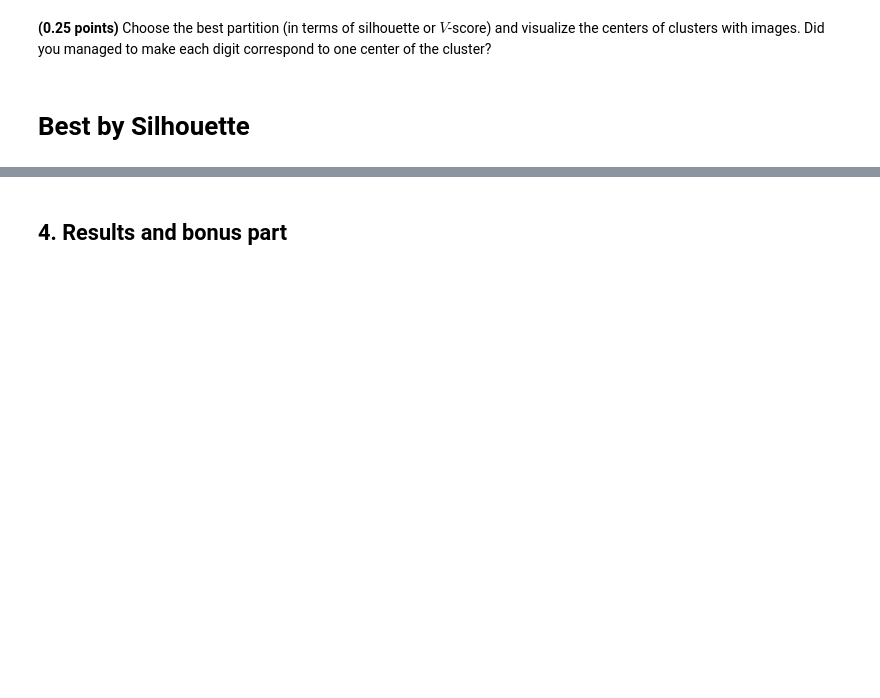
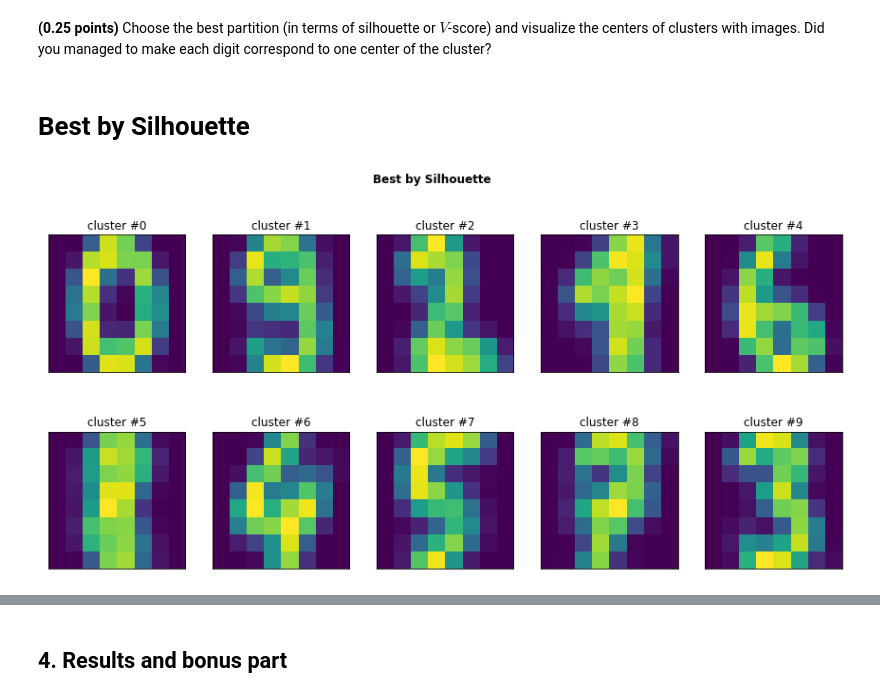
Before and after one commit to zappaz00/8_clustering, a Jupyter notebook: clustering.ipynb, the cells around one changed output, grey strips where cells are left out. Drawn from its saved outputs; the diff is of its cells as text; code cells hidden in the pictures; blank space fills up the shorter version.

```diff
--- a/clustering.ipynb
+++ b/clustering.ipynb
@@ -442,3 +441,8 @@ pd.DataFrame(data=scores, columns=['Full', 'Reduced'], index=['Silhouette Score
 **(0.25 points)** Choose the best partition (in terms of silhouette or $V$-score) and visualize the centers of clusters with images. Did you managed to make each digit correspond to one center of the cluster?
 # %% [markdown]
 # Best by Silhouette
+# %%
+draw_centers_of_clusters(kmeans_model.cluster_centers_)
+plt.suptitle('Best by Silhouette', fontweight='bold');
+# %% [output]
+[figure, added]
```
Also changed, not shown: parts of 11 cells of this notebook.
